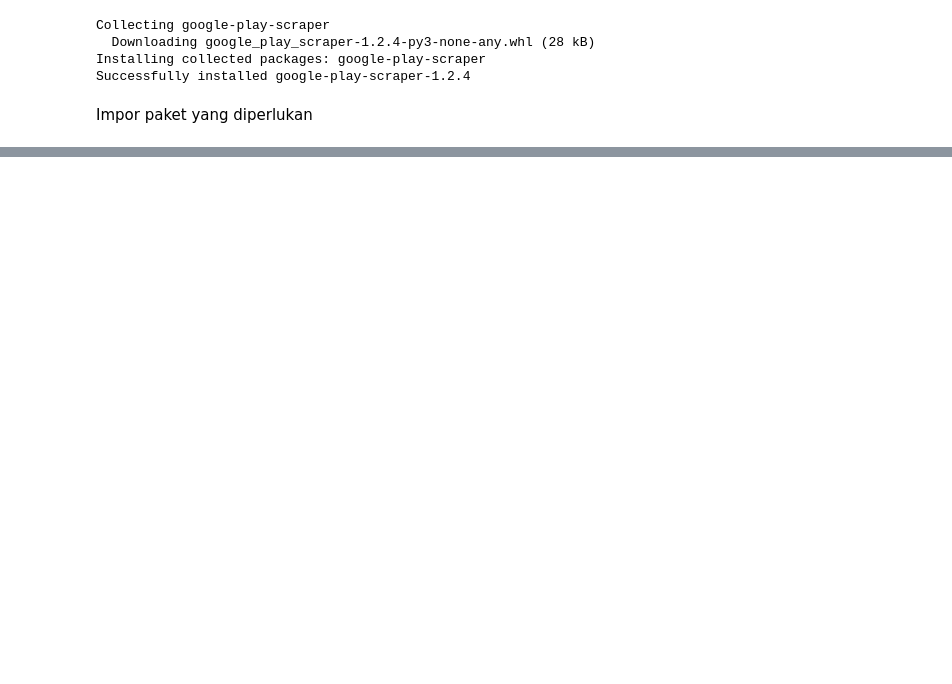
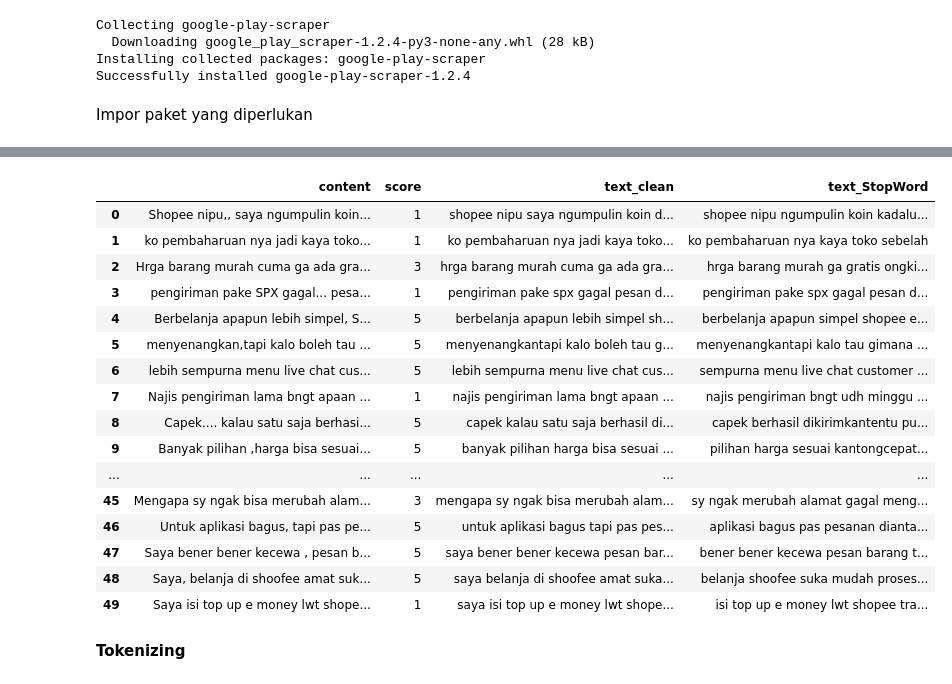
Before and after one commit to adryanshinta/Skripsi, a Jupyter notebook: s_shopee.ipynb, the cells around one changed output, grey strips where cells are left out. Saved outputs shown, nothing was run; the diff lists cells and outputs as text; code cells hidden in the pictures; blank space fills up the shorter version.

```diff
--- a/s_shopee.ipynb
+++ b/s_shopee.ipynb
@@ -75,0 +180,8 @@ my_df=my_df[['content', 'score']]#karena kita hanya membutuhkan kolom content da
+# %%
+import re
+def  clean_text(df, text_field, new_text_field_name):
+    my_df[new_text_field_name] = my_df[text_field].str.lower()
+    my_df[new_text_field_name] = my_df[new_text_field_name].apply(lambda elem: re.sub(r"(@[A-Za-z0-9]+)|([^0-9A-Za-z \t])|(\w+:\/\/\S+)|^rt|http.+?", "", elem))
+    # remove numbers
+    my_df[new_text_field_name] = my_df[new_text_field_name].apply(lambda elem: re.sub(r"\d+", "", elem))
+    return my_df
@@ -75,0 +209,8 @@ my_df=my_df[['content', 'score']]#karena kita hanya membutuhkan kolom content da
+# %%
+import nltk.corpus
+nltk.download('stopwords')
+from nltk.corpus import stopwords
+stop = stopwords.words('indonesian')
+data_clean['text_StopWord'] = data_clean['text_clean'].apply(lambda x:' '.join([word for word in x.split() if word not in (stop)]))
+data_clean.head(50)
+# %% [output]
@@ -75,0 +219,19 @@ my_df=my_df[['content', 'score']]#karena kita hanya membutuhkan kolom content da
+|  | content | score | text_clean | text_StopWord |
+| 0 | Shopee nipu,, saya ngumpulin koin... | 1 | shopee nipu saya ngumpulin koin d... | shopee nipu ngumpulin koin kadalu... |
+| 1 | ko pembaharuan nya jadi kaya toko... | 1 | ko pembaharuan nya jadi kaya toko... | ko pembaharuan nya kaya toko sebelah |
+| 2 | Hrga barang murah cuma ga ada gra... | 3 | hrga barang murah cuma ga ada gra... | hrga barang murah ga gratis ongki... |
+| 3 | pengiriman pake SPX gagal... pesa... | 1 | pengiriman pake spx gagal pesan d... | pengiriman pake spx gagal pesan d... |
+| 4 | Berbelanja apapun lebih simpel, S... | 5 | berbelanja apapun lebih simpel sh... | berbelanja apapun simpel shopee e... |
+| 5 | menyenangkan,tapi kalo boleh tau ... | 5 | menyenangkantapi kalo boleh tau g... | menyenangkantapi kalo tau gimana ... |
+| 6 | lebih sempurna menu live chat cus... | 5 | lebih sempurna menu live chat cus... | sempurna menu live chat customer ... |
+| 7 | Najis pengiriman lama bngt apaan ... | 1 | najis pengiriman lama bngt apaan ... | najis pengiriman bngt udh minggu ... |
+| 8 | Capek.... kalau satu saja berhasi... | 5 | capek kalau satu saja berhasil di... | capek berhasil dikirimkantentu pu... |
+| 9 | Banyak pilihan ,harga bisa sesuai... | 5 | banyak pilihan harga bisa sesuai ... | pilihan harga sesuai kantongcepat... |
+| ... | ... | ... | ... | ... |
+| 45 | Mengapa sy ngak bisa merubah alam... | 3 | mengapa sy ngak bisa merubah alam... | sy ngak merubah alamat gagal meng... |
+| 46 | Untuk aplikasi bagus, tapi pas pe... | 5 | untuk aplikasi bagus tapi pas pes... | aplikasi bagus pas pesanan dianta... |
+| 47 | Saya bener bener kecewa , pesan b... | 5 | saya bener bener kecewa pesan bar... | bener bener kecewa pesan barang t... |
+| 48 | Saya, belanja di shoofee amat suk... | 5 | saya belanja di shoofee amat suka... | belanja shoofee suka mudah proses... |
+| 49 | Saya isi top up e money lwt shope... | 1 | saya isi top up e money lwt shope... | isi top up e money lwt shopee tra... |
+# %% [markdown]
+**Tokenizing**
```
Also changed, not shown: parts of 34 cells of this notebook.
